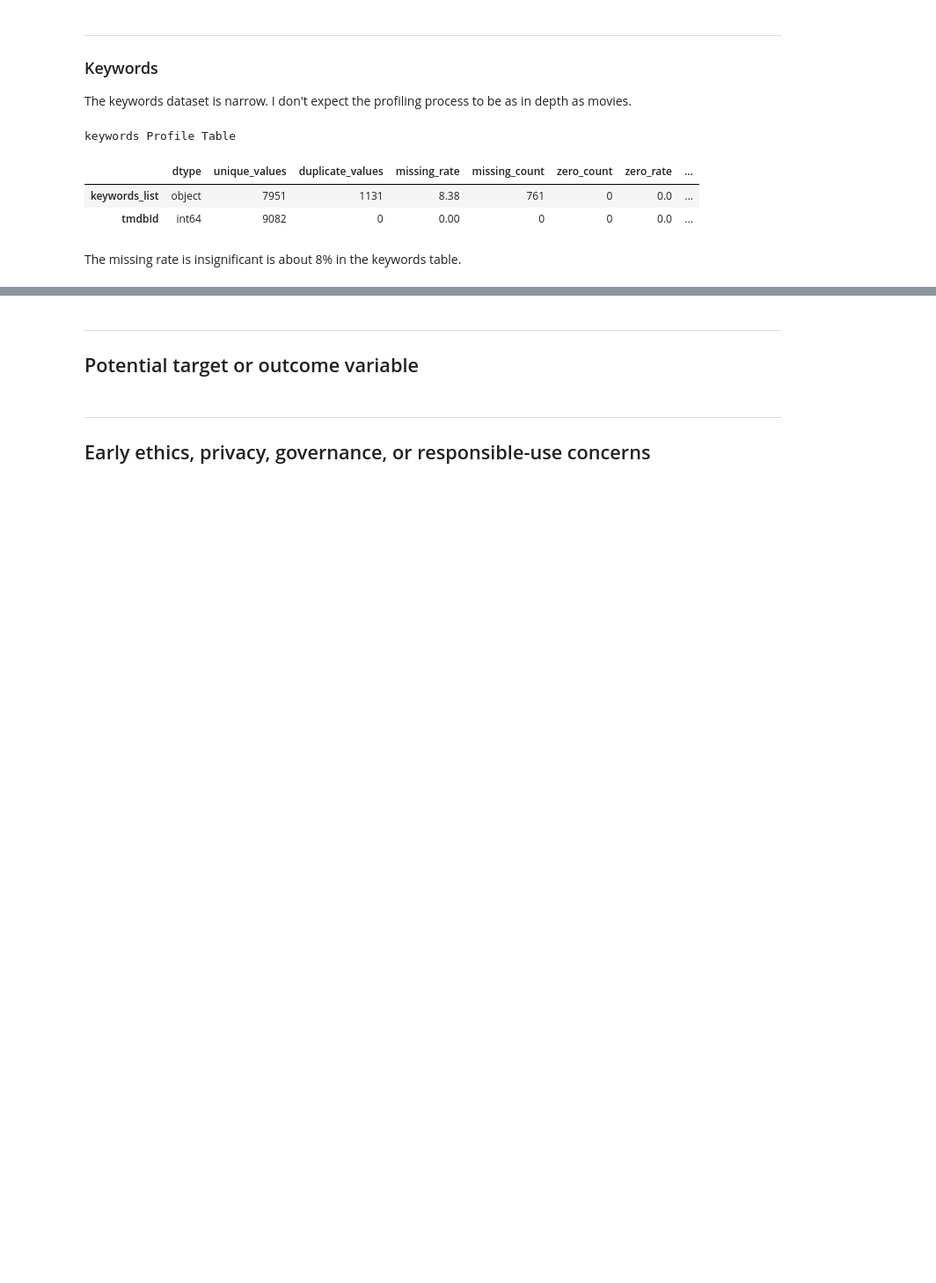
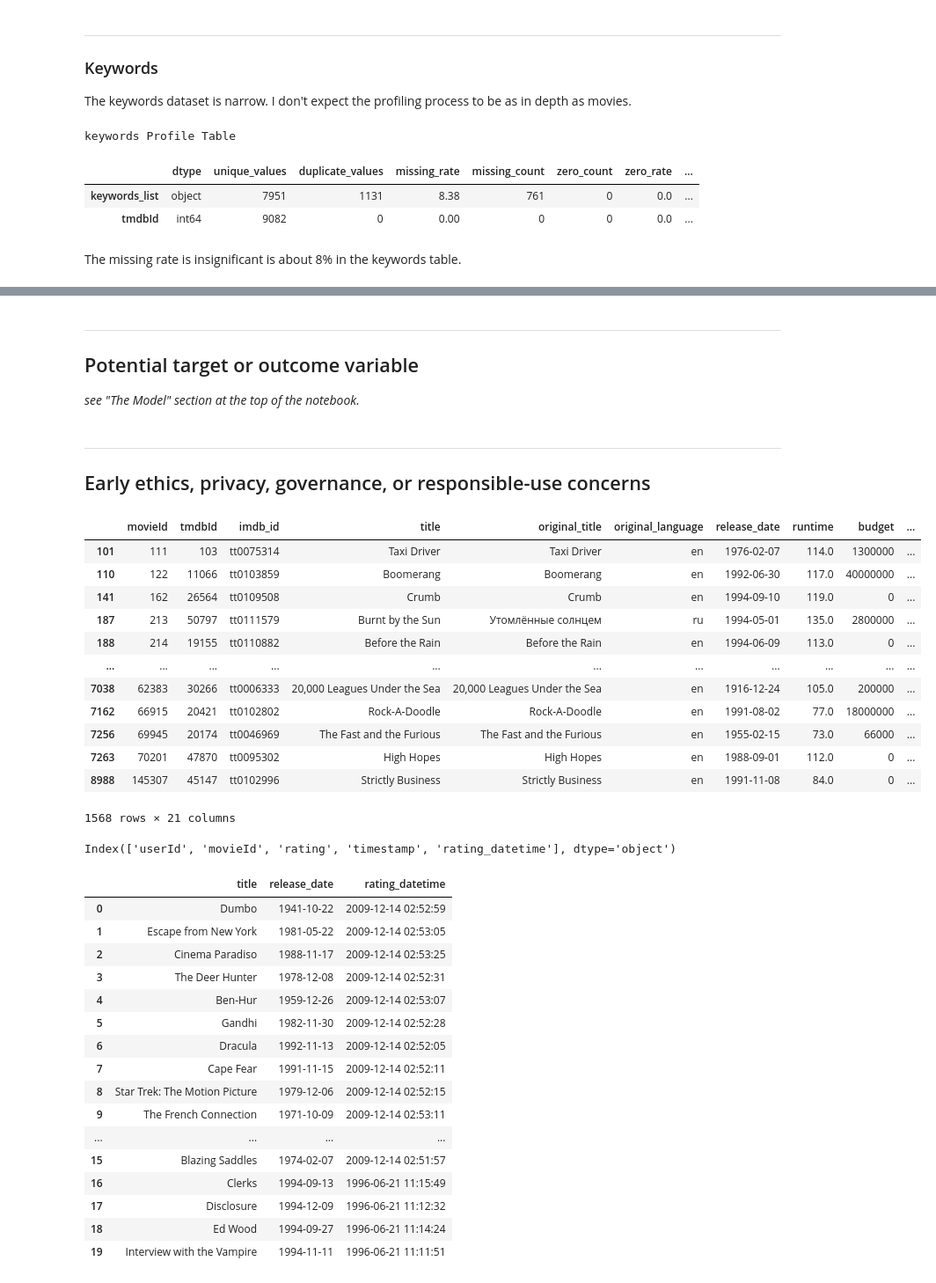
Before and after one commit to MFUTSA/Project-Option-1-Matt-Flores, a Jupyter notebook: notebooks/Milestone_1.ipynb, the cells around one changed output, grey strips where cells are left out. Shown at 88% size. Cells and saved outputs as stored; diff of their text form; code cells hidden in the pictures; blank space fills up the shorter version.

```diff
--- a/notebooks/Milestone_1.ipynb
+++ b/notebooks/Milestone_1.ipynb
@@ -547,6 +589,52 @@ The missing rate is insignificant is about 8% in the keywords table.
 # %% [markdown]
 ---
 ## Potential target or outcome variable
+
+*see "The Model" section at the top of the notebook.*
 # %% [markdown]
 ---
 ## Early ethics, privacy, governance, or responsible-use concerns
+# %%
+#Random code used for validation and queries.
+
+display(movies.query("revenue > 0 and release_year < 1995"))
+
+print(ratings.columns)
+display(
+    ratings[ratings['movieId'].isin(movies.query('release_year < 1995')['movieId'])]
+    .merge(movies[['movieId', 'title', 'release_date']], on='movieId')
+    [['title', 'release_date', 'rating_datetime']]
+    .head(20)
+)
+# %% [output]
+|  | movieId | tmdbId | imdb_id | title | original_title | original_language | release_date | runtime | budget | ... |
+| 101 | 111 | 103 | tt0075314 | Taxi Driver | Taxi Driver | en | 1976-02-07 | 114.0 | 1300000 | ... |
+| 110 | 122 | 11066 | tt0103859 | Boomerang | Boomerang | en | 1992-06-30 | 117.0 | 40000000 | ... |
+| 141 | 162 | 26564 | tt0109508 | Crumb | Crumb | en | 1994-09-10 | 119.0 | 0 | ... |
+| 187 | 213 | 50797 | tt0111579 | Burnt by the Sun | Утомлённые солнцем | ru | 1994-05-01 | 135.0 | 2800000 | ... |
+| 188 | 214 | 19155 | tt0110882 | Before the Rain | Before the Rain | en | 1994-06-09 | 113.0 | 0 | ... |
+| ... | ... | ... | ... | ... | ... | ... | ... | ... | ... | ... |
+| 7038 | 62383 | 30266 | tt0006333 | 20,000 Leagues Under the Sea | 20,000 Leagues Under the Sea | en | 1916-12-24 | 105.0 | 200000 | ... |
+| 7162 | 66915 | 20421 | tt0102802 | Rock-A-Doodle | Rock-A-Doodle | en | 1991-08-02 | 77.0 | 18000000 | ... |
+| 7256 | 69945 | 20174 | tt0046969 | The Fast and the Furious | The Fast and the Furious | en | 1955-02-15 | 73.0 | 66000 | ... |
+| 7263 | 70201 | 47870 | tt0095302 | High Hopes | High Hopes | en | 1988-09-01 | 112.0 | 0 | ... |
+| 8988 | 145307 | 45147 | tt0102996 | Strictly Business | Strictly Business | en | 1991-11-08 | 84.0 | 0 | ... |
+1568 rows × 21 columns
+Index(['userId', 'movieId', 'rating', 'timestamp', 'rating_datetime'], dtype='object')
+|  | title | release_date | rating_datetime |
+| 0 | Dumbo | 1941-10-22 | 2009-12-14 02:52:59 |
+| 1 | Escape from New York | 1981-05-22 | 2009-12-14 02:53:05 |
+| 2 | Cinema Paradiso | 1988-11-17 | 2009-12-14 02:53:25 |
+| 3 | The Deer Hunter | 1978-12-08 | 2009-12-14 02:52:31 |
+| 4 | Ben-Hur | 1959-12-26 | 2009-12-14 02:53:07 |
+| 5 | Gandhi | 1982-11-30 | 2009-12-14 02:52:28 |
+| 6 | Dracula | 1992-11-13 | 2009-12-14 02:52:05 |
+| 7 | Cape Fear | 1991-11-15 | 2009-12-14 02:52:11 |
+| 8 | Star Trek: The Motion Picture | 1979-12-06 | 2009-12-14 02:52:15 |
+| 9 | The French Connection | 1971-10-09 | 2009-12-14 02:53:11 |
+| ... | ... | ... | ... |
+| 15 | Blazing Saddles | 1974-02-07 | 2009-12-14 02:51:57 |
+| 16 | Clerks | 1994-09-13 | 1996-06-21 11:15:49 |
+| 17 | Disclosure | 1994-12-09 | 1996-06-21 11:12:32 |
+| 18 | Ed Wood | 1994-09-27 | 1996-06-21 11:14:24 |
+| 19 | Interview with the Vampire | 1994-11-11 | 1996-06-21 11:11:51 |
```
Also changed, not shown: parts of 2 cells of this notebook.
